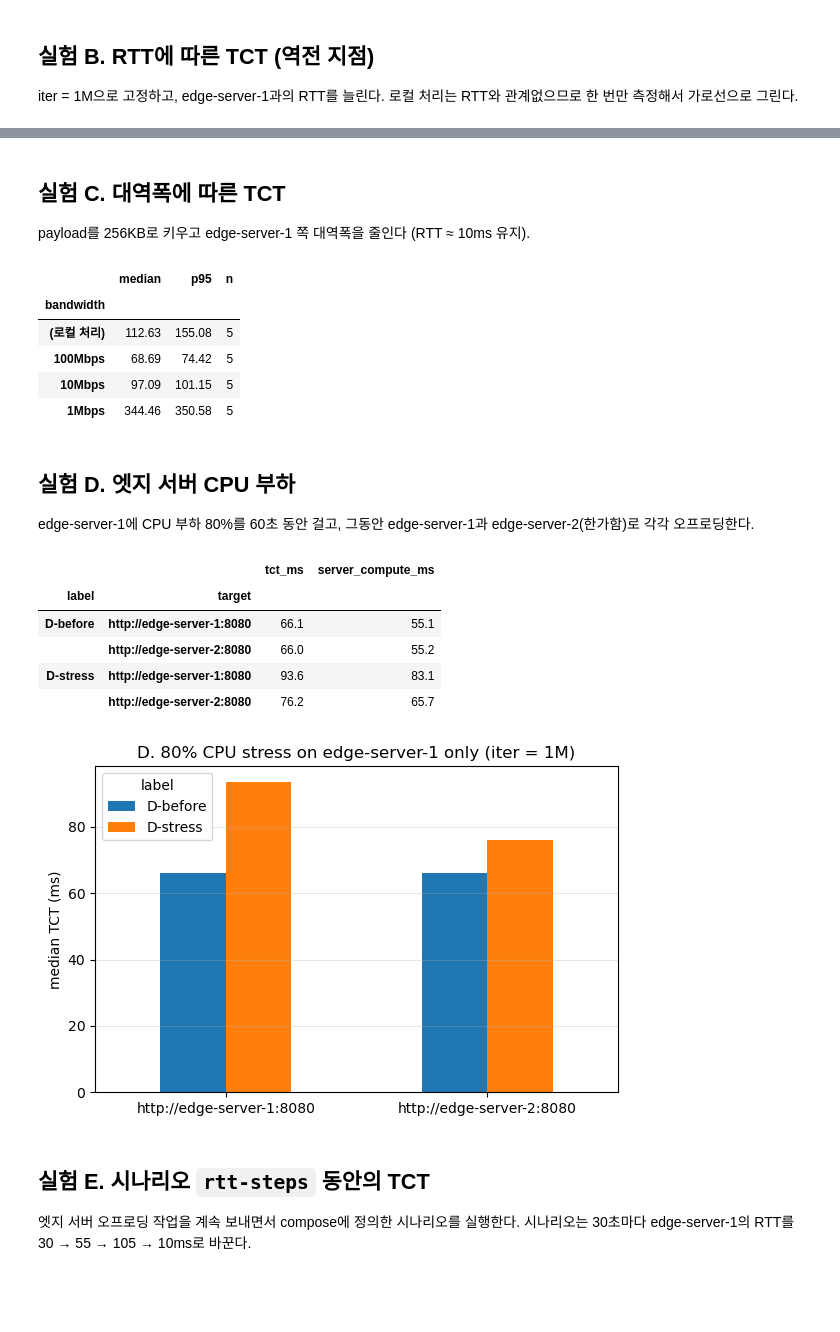
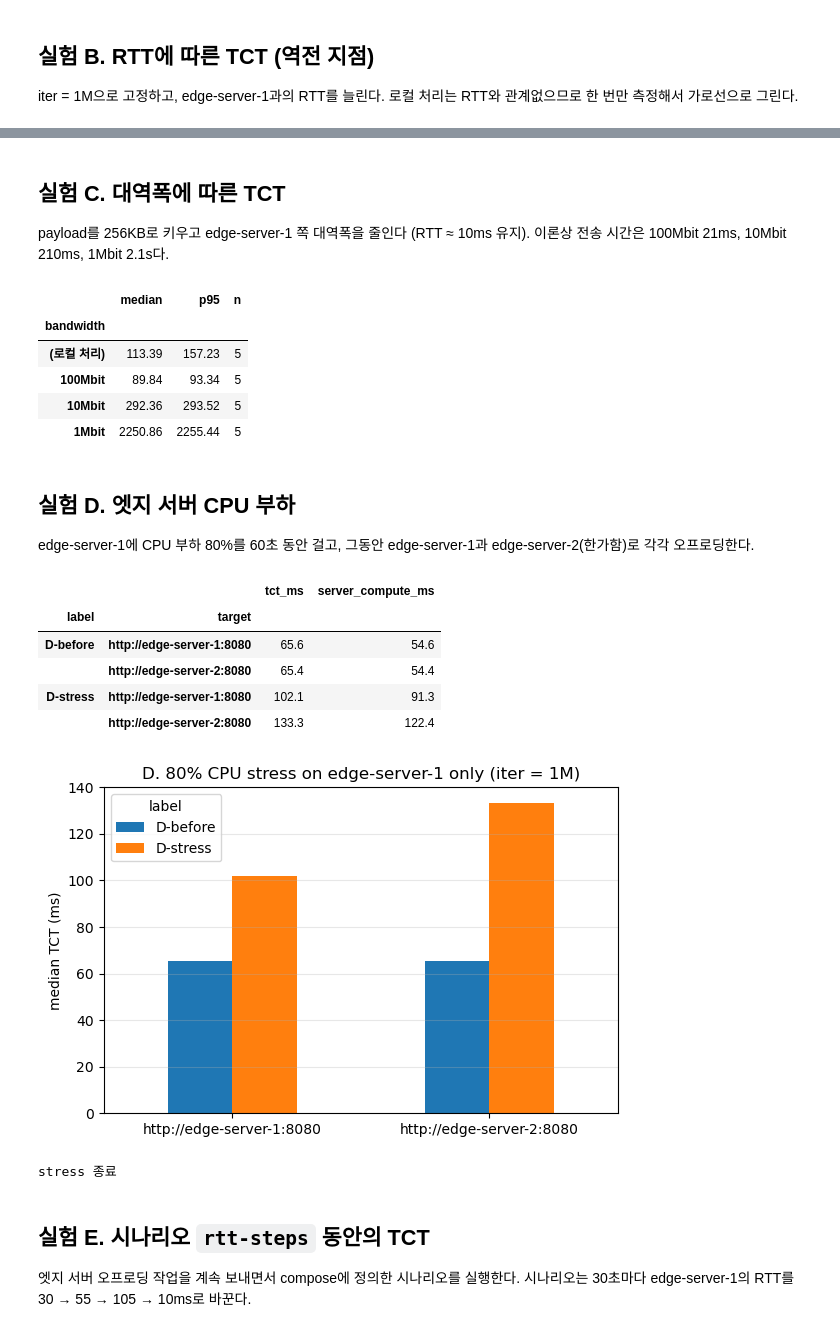
Before and after one commit to leegain1/fogify, a Jupyter notebook: examples/uvc-sha256/uvc-sha256.ipynb, the cells around one changed output, grey strips where cells are left out. Cells and saved outputs as stored; diff of their text form; code cells hidden in the pictures; blank space fills up the shorter version.

Commit message:
Fix bandwidth units (Mbit), harden notebook waits, rerun experiments with n=30

```diff
--- a/examples/uvc-sha256/uvc-sha256.ipynb
+++ b/examples/uvc-sha256/uvc-sha256.ipynb
@@ -52,15 +52,16 @@ def client_cmd(mode, iter, n, servers, payload, label, interval):
     return cmd
 
 
-def run_tasks(mode, iter=1_000_000, n=15, servers=("edge-server-1",), payload=1024, label="", interval=None):
+def run_tasks(mode, iter=1_000_000, n=30, servers=("edge-server-1",), payload=1024, label="", interval=None):
     """로컬 노드에서 작업 n개를 실행하고 작업별 TCT를 DataFrame으로 반환."""
     out = subprocess.run(client_cmd(mode, iter, n, servers, payload, label, interval),
                          capture_output=True, text=True, check=True).stdout
     return pd.read_csv(io.StringIO(out))
 
 
-def set_link(edge_server, rtt_ms=10, bandwidth="100Mbps"):
-    """로컬↔엣지 서버 RTT와 대역폭 설정 (엣지 서버 쪽 delay = RTT - 로컬 쪽 delay)."""
+def set_link(edge_server, rtt_ms=10, bandwidth="100Mbit"):
+    """로컬↔엣지 서버 RTT와 대역폭 설정 (엣지 서버 쪽 delay = RTT - 로컬 쪽 delay).
+    대역폭 단위는 Mbit. tc에서 "Mbps"는 MB/s(= 8배)라서 쓰지 않는다."""
     network = "edge-server-net-" + edge_server.rsplit("-", 1)[1]
     delay = max(rtt_ms - LOCAL_SIDE_DELAY_MS, 0)
     fogify.update_network(edge_server, network,
@@ -165,16 +170,16 @@ print(f"엣지 서버 계산 시간 중앙값 {compute_med:.1f} ms -> 역전 RTT
 # %% [markdown]
 ## 실험 C. 대역폭에 따른 TCT
 
-payload를 256KB로 키우고 edge-server-1 쪽 대역폭을 줄인다 (RTT ≈ 10ms 유지).
+payload를 256KB로 키우고 edge-server-1 쪽 대역폭을 줄인다 (RTT ≈ 10ms 유지). 이론상 전송 시간은 100Mbit 21ms, 10Mbit 210ms, 1Mbit 2.1s다.
 # %%
 PAYLOAD = 256 * 1024
 rows = [run_tasks("local", iter=1_000_000, n=5, payload=PAYLOAD, label="C")]
-for bw in ["100Mbps", "10Mbps", "1Mbps"]:
+for bw in ["100Mbit", "10Mbit", "1Mbit"]:
     set_link("edge-server-1", rtt_ms=10, bandwidth=bw)
     df = run_tasks("edge-server", iter=1_000_000, n=5, payload=PAYLOAD, label="C")
     df["bandwidth"] = bw
     rows.append(df)
-set_link("edge-server-1", rtt_ms=10, bandwidth="100Mbps")
+set_link("edge-server-1", rtt_ms=10, bandwidth="100Mbit")
 
 C = pd.concat(rows)
 C.to_csv(f"{RESULTS}/C_bw.csv", index=False)
@@ -182,10 +187,10 @@ summary(C.fillna({"bandwidth": "(로컬 처리)"}), ["bandwidth"])
 # %% [output]
 |  | median | p95 | n |
 | bandwidth |  |  |  |
-| (로컬 처리) | 112.63 | 155.08 | 5 |
-| 100Mbps | 68.69 | 74.42 | 5 |
-| 10Mbps | 97.09 | 101.15 | 5 |
-| 1Mbps | 344.46 | 350.58 | 5 |
+| (로컬 처리) | 113.39 | 157.23 | 5 |
+| 100Mbit | 89.84 | 93.34 | 5 |
+| 10Mbit | 292.36 | 293.52 | 5 |
+| 1Mbit | 2250.86 | 2255.44 | 5 |
 # %% [markdown]
 ## 실험 D. 엣지 서버 CPU 부하
 
@@ -205,19 +210,24 @@ ok.groupby(["label", "target"])[["tct_ms", "server_compute_ms"]].median().round(
 # %% [output]
 |  |  | tct_ms | server_compute_ms |
 | label | target |  |  |
-| D-before | http://edge-server-1:8080 | 66.1 | 55.1 |
-|  | http://edge-server-2:8080 | 66.0 | 55.2 |
-| D-stress | http://edge-server-1:8080 | 93.6 | 83.1 |
-|  | http://edge-server-2:8080 | 76.2 | 65.7 |
+| D-before | http://edge-server-1:8080 | 65.6 | 54.6 |
+|  | http://edge-server-2:8080 | 65.4 | 54.4 |
+| D-stress | http://edge-server-1:8080 | 102.1 | 91.3 |
+|  | http://edge-server-2:8080 | 133.3 | 122.4 |
 # %%
 t = ok.groupby(["target", "label"]).tct_ms.median().unstack()
 ax = t.plot.bar(figsize=(6, 4), rot=0)
 ax.set_xlabel(""); ax.set_ylabel("median TCT (ms)")
 ax.set_title("D. 80% CPU stress on edge-server-1 only (iter = 1M)"); ax.grid(axis="y", alpha=0.3)
 plt.tight_layout(); plt.savefig(f"{RESULTS}/D_stress.png", dpi=120); plt.show()
-time.sleep(max(0, 60 - 20))   # stress가 끝날 때까지 대기
+# stress가 완전히 끝날 때까지 대기 (안 그러면 실험 E 앞부분이 오염됨)
+while subprocess.run(["docker", "exec", container("edge-server-1"), "pgrep", "stress"],
+                     capture_output=True).returncode == 0:
+    time.sleep(2)
+print("stress 종료")
 # %% [output]
-[figure, old version]
+[figure, new version]
+stress 종료
 # %% [markdown]
 ## 실험 E. 시나리오 `rtt-steps` 동안의 TCT
 
```
Also changed, not shown: parts of 6 cells of this notebook, 12 other files.
